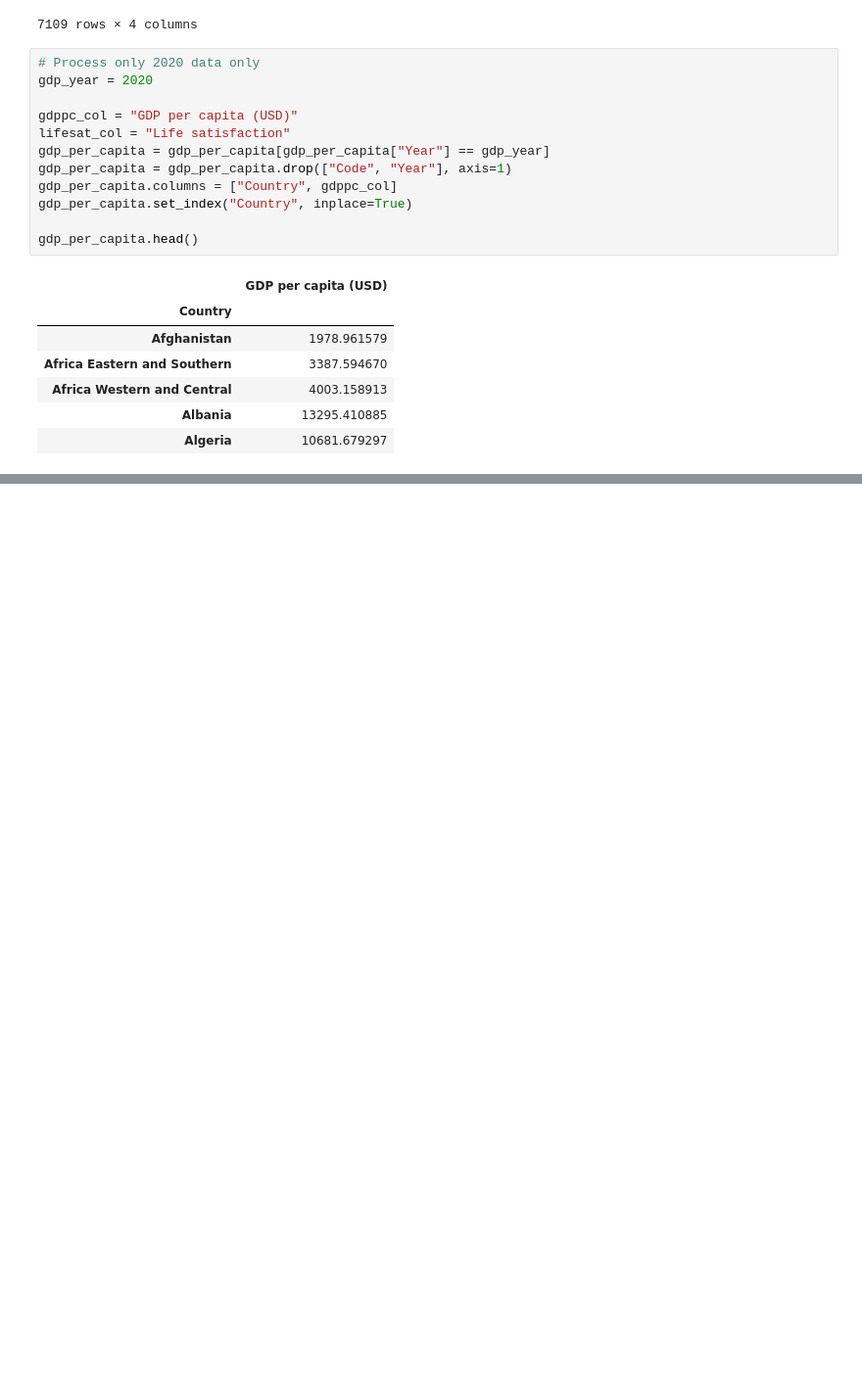
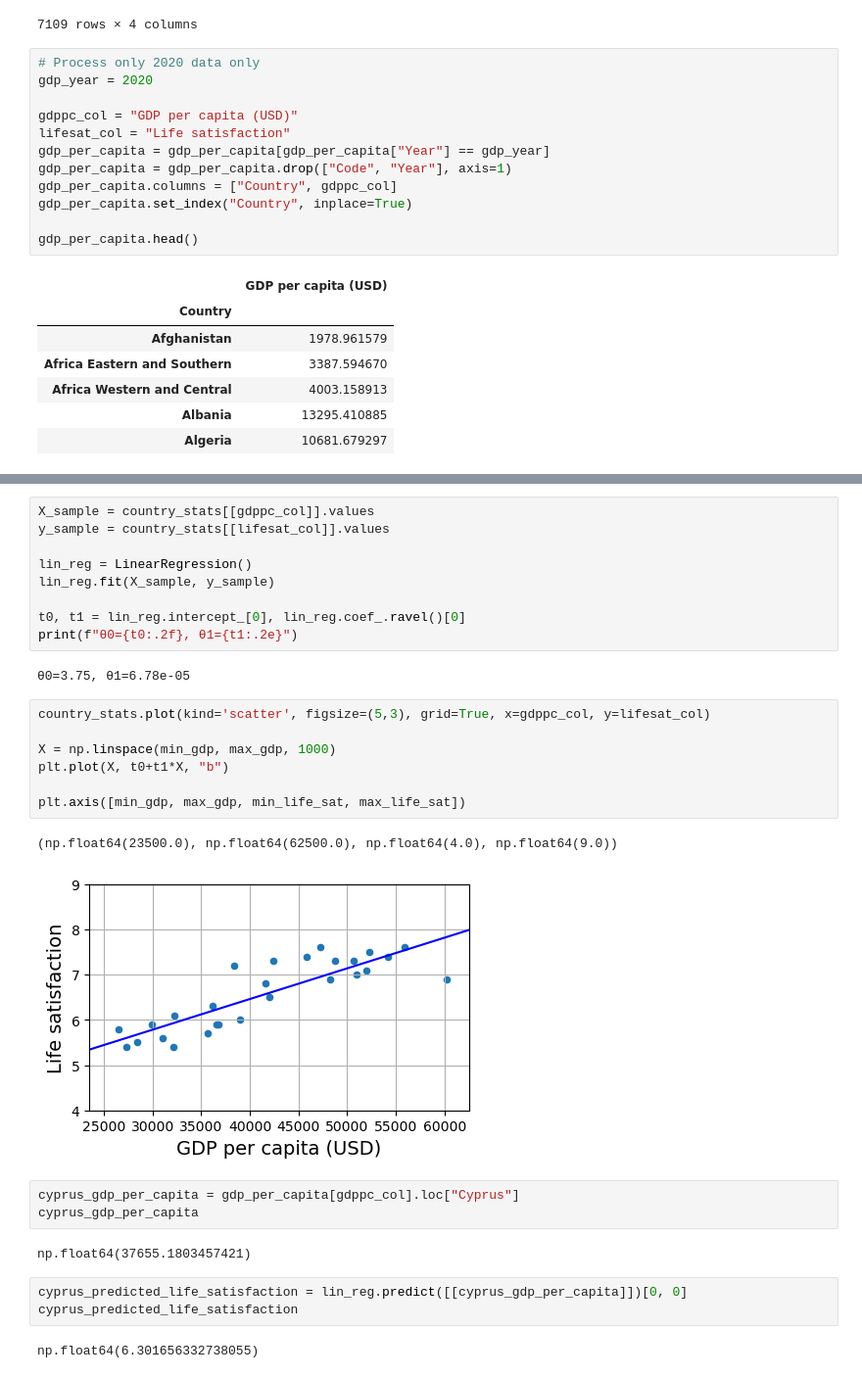
Before and after one commit to khaiwalVikrant/ai_ml_practice, a Jupyter notebook: heads_on_machine_learning/chapter_1.ipynb, the cells around one changed output, grey strips where cells are left out. Shown: that part at 98% size. Drawn from its saved outputs; the diff is of its cells as text; blank space fills up the shorter version.

```diff
--- a/heads_on_machine_learning/chapter_1.ipynb
+++ b/heads_on_machine_learning/chapter_1.ipynb
@@ -166,0 +284,31 @@ gdp_per_capita.head()
+# %%
+X_sample = country_stats[[gdppc_col]].values
+y_sample = country_stats[[lifesat_col]].values
+
+lin_reg = LinearRegression()
+lin_reg.fit(X_sample, y_sample)
+
+t0, t1 = lin_reg.intercept_[0], lin_reg.coef_.ravel()[0]
+print(f"θ0={t0:.2f}, θ1={t1:.2e}")
+# %% [output]
+θ0=3.75, θ1=6.78e-05
+# %%
+country_stats.plot(kind='scatter', figsize=(5,3), grid=True, x=gdppc_col, y=lifesat_col)
+
+X = np.linspace(min_gdp, max_gdp, 1000)
+plt.plot(X, t0+t1*X, "b")
+
+plt.axis([min_gdp, max_gdp, min_life_sat, max_life_sat])
+# %% [output]
+(np.float64(23500.0), np.float64(62500.0), np.float64(4.0), np.float64(9.0))
+[figure, added]
+# %%
+cyprus_gdp_per_capita = gdp_per_capita[gdppc_col].loc["Cyprus"]
+cyprus_gdp_per_capita
+# %% [output]
+np.float64(37655.1803457421)
+# %%
+cyprus_predicted_life_satisfaction = lin_reg.predict([[cyprus_gdp_per_capita]])[0, 0]
+cyprus_predicted_life_satisfaction
+# %% [output]
+np.float64(6.301656332738055)
```
Also changed, not shown: parts of 13 cells of this notebook, 2 other files.
